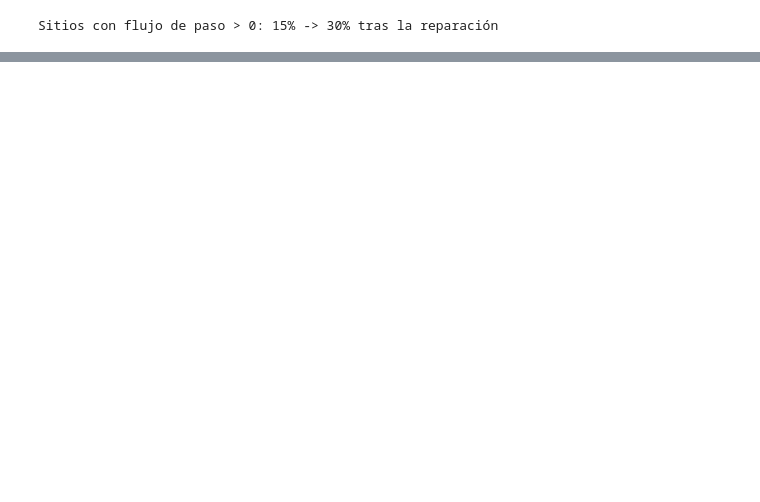
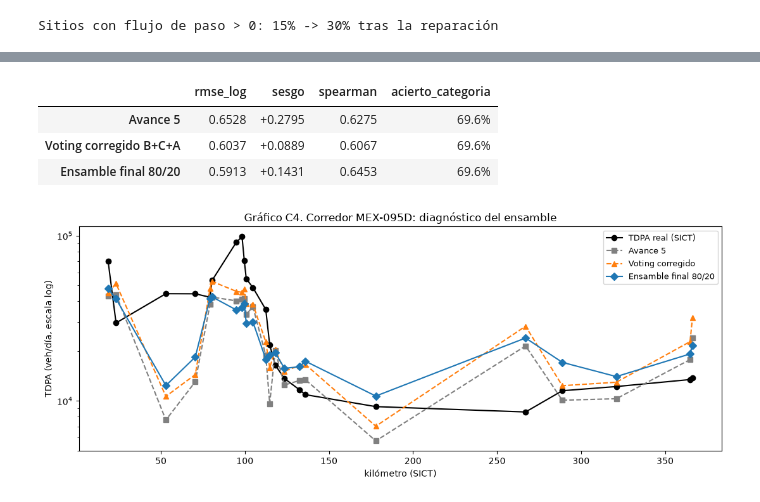
Before and after one commit to AEST2722/Equipo20_EnergyIntelligence, a Jupyter notebook: 04_NOTEBOOKS/Cierre_correcciones.ipynb, the cells around one changed output, grey strips where cells are left out. Cells and saved outputs as stored; diff of their text form; code cells hidden in the pictures; blank space fills up the shorter version.

```diff
--- a/04_NOTEBOOKS/Cierre_correcciones.ipynb
+++ b/04_NOTEBOOKS/Cierre_correcciones.ipynb
@@ -303,0 +493,46 @@ Con *k* = 0 no se puede interpolar; la única alternativa al modelo es el baseli
+# %%
+# Diagnóstico en el corredor: no interviene en la elección de pesos ni del modelo.
+T = test.sort_values("KM")
+yT, km = T[TARGET].to_numpy(float), T["KM"].to_numpy(float)
+test_bc = corregir(T, cuota=True, flujo=True)
+modelo_a5 = VotingPonderado().fit(train, y)
+modelo_corr = VotingPonderado(FUERZA_VOTING).fit(train_bc, y)
+modelo_final = EnsambleFinal().fit(train_bc, y)
+pT0 = modelo_a5.predict(T)
+pT_voting = modelo_corr.predict(test_bc)
+pT1 = modelo_final.predict(test_bc)   # Usado también en sección 3.
+
+def m_ext(p):
+    r = yT - p
+    return {"rmse_log": np.sqrt((r ** 2).mean()), "sesgo": r.mean(),
+            "spearman": spearmanr(yT, p)[0],
+            "acierto_categoria": float(np.mean(
+                np.digitize(T["tdpa"], CORTES) == np.digitize(np.exp(p), CORTES)))}
+
+ext = pd.DataFrame({
+    "Avance 5": m_ext(pT0),
+    "Voting corregido B+C+A": m_ext(pT_voting),
+    "Ensamble final 80/20": m_ext(pT1)
+}).T
+ext.to_csv(OUT / "diagnostico_corredor_ensamble_final.csv", encoding="utf-8-sig")
+display(ext.style.format({"rmse_log": "{:.4f}", "sesgo": "{:+.4f}",
+                          "spearman": "{:.4f}", "acierto_categoria": "{:.1%}"}))
+
+fig, ax = plt.subplots(figsize=(11, 4.5))
+ax.plot(km, T["tdpa"], "o-", color="black", label="TDPA real (SICT)")
+ax.plot(km, np.exp(pT0), "s--", color="gray", label="Avance 5")
+ax.plot(km, np.exp(pT_voting), "^--", color="tab:orange", label="Voting corregido")
+ax.plot(km, np.exp(pT1), "D-", color="tab:blue", label="Ensamble final 80/20")
+ax.set_yscale("log")
+ax.set(xlabel="kilómetro (SICT)", ylabel="TDPA (veh/día, escala log)",
+       title="Gráfico C4. Corredor MEX-095D: diagnóstico del ensamble")
+ax.legend(fontsize=9)
+plt.tight_layout()
+plt.savefig(OUT / "c4_corredor_ensamble_final.png", dpi=120)
+plt.show()
+# %% [output]
+|  | rmse_log | sesgo | spearman | acierto_categoria |
+| Avance 5 | 0.6528 | +0.2795 | 0.6275 | 69.6% |
+| Voting corregido B+C+A | 0.6037 | +0.0889 | 0.6067 | 69.6% |
+| Ensamble final 80/20 | 0.5913 | +0.1431 | 0.6453 | 69.6% |
+[figure, added]
```
Also changed, not shown: parts of 23 cells of this notebook, 1 other file.
